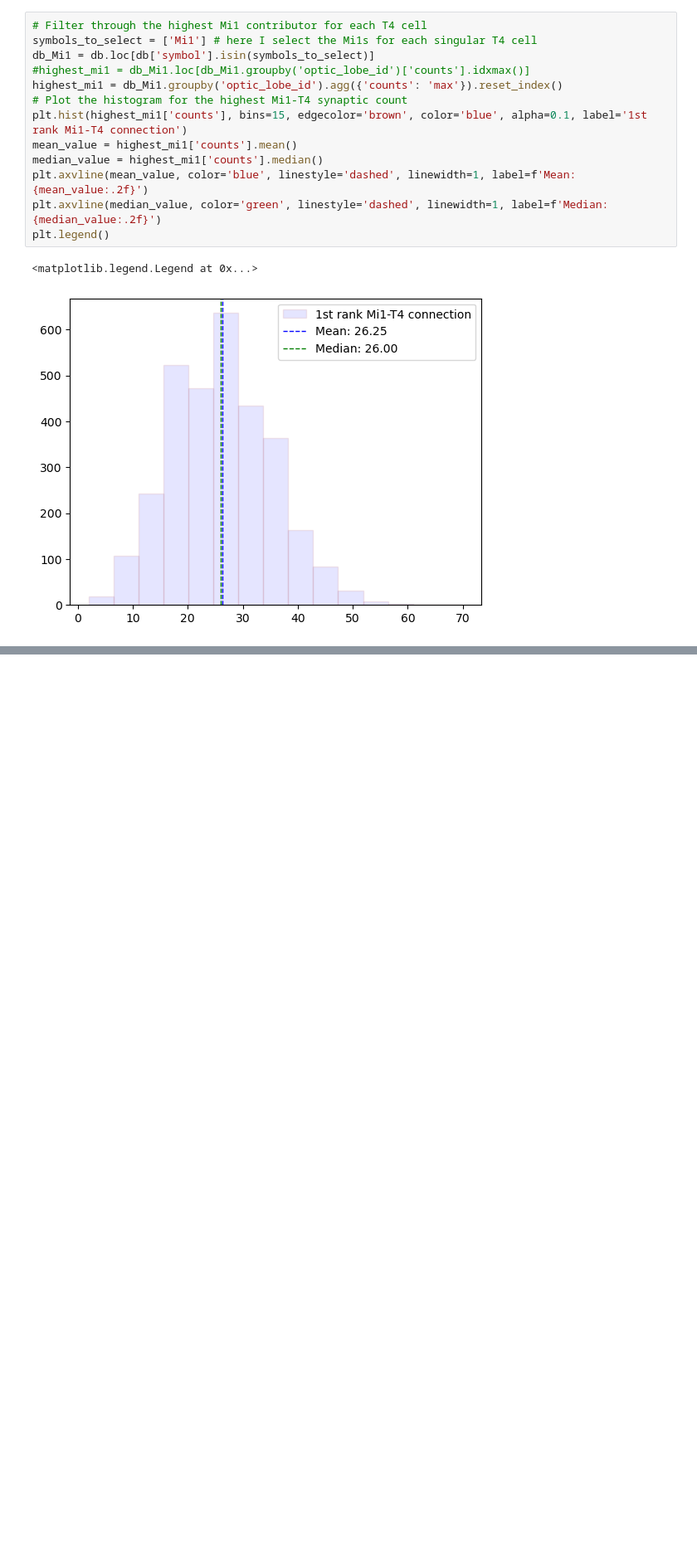
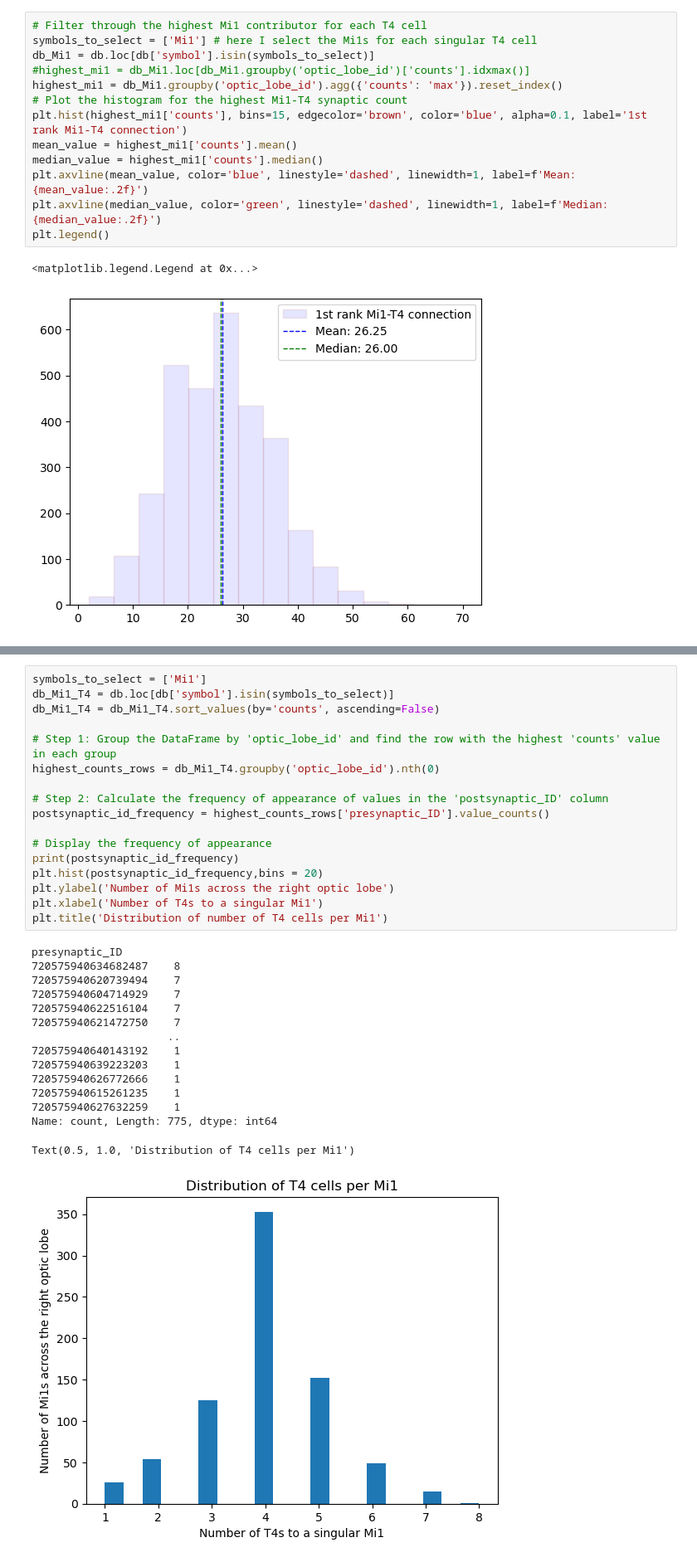
Before and after one commit to mariaioan/T4-connectome-analysis, a Jupyter notebook: proofreading-tables/figure_1.ipynb, the cells around one changed output, grey strips where cells are left out. Shown: that part at 83% size. Cells and saved outputs as stored; diff of their text form; blank space fills up the shorter version.

```diff
--- a/proofreading-tables/figure_1.ipynb
+++ b/proofreading-tables/figure_1.ipynb
@@ -245,0 +345,33 @@ plt.legend()
+# %%
+symbols_to_select = ['Mi1']
+db_Mi1_T4 = db.loc[db['symbol'].isin(symbols_to_select)]
+db_Mi1_T4 = db_Mi1_T4.sort_values(by='counts', ascending=False)
+
+# Step 1: Group the DataFrame by 'optic_lobe_id' and find the row with the highest 'counts' value in each group
+highest_counts_rows = db_Mi1_T4.groupby('optic_lobe_id').nth(0)
+
+# Step 2: Calculate the frequency of appearance of values in the 'postsynaptic_ID' column
+postsynaptic_id_frequency = highest_counts_rows['presynaptic_ID'].value_counts()
+
+# Display the frequency of appearance
+print(postsynaptic_id_frequency)
+plt.hist(postsynaptic_id_frequency,bins = 20)
+plt.ylabel('Number of Mi1s across the right optic lobe')
+plt.xlabel('Number of T4s to a singular Mi1')
+plt.title('Distribution of number of T4 cells per Mi1')
+# %% [output]
+presynaptic_ID
+720575940634682487    8
+720575940620739494    7
+720575940604714929    7
+720575940622516104    7
+720575940621472750    7
+                     ..
+720575940640143192    1
+720575940639223203    1
+720575940626772666    1
+720575940615261235    1
+720575940627632259    1
+Name: count, Length: 775, dtype: int64
+Text(0.5, 1.0, 'Distribution of T4 cells per Mi1')
+[figure, added]
```
Also changed, not shown: parts of 8 cells of this notebook, 9 other files.
